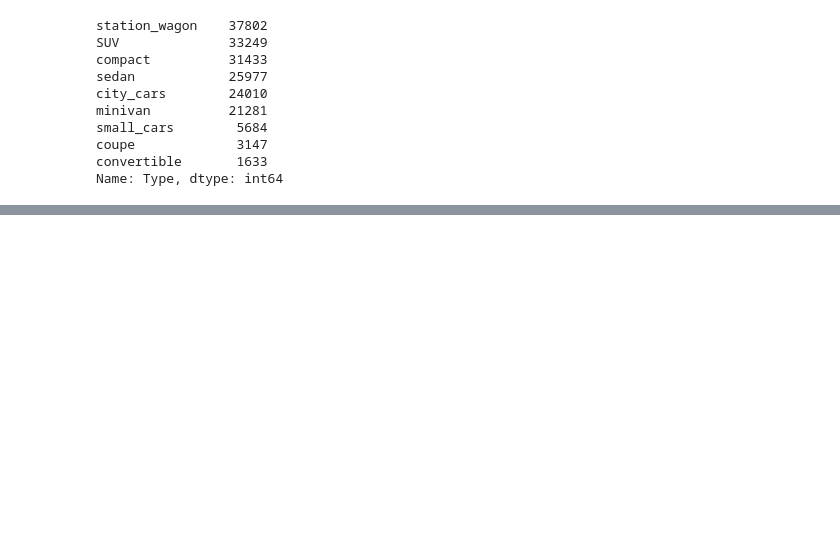
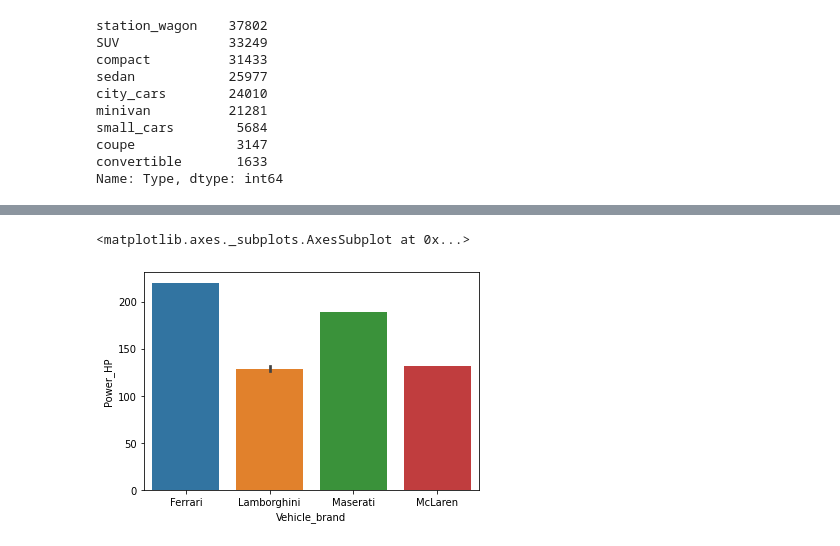
Before and after one commit to marawan1805/DataEngineering, a Jupyter notebook: Milestone1.ipynb, the cells around one changed output, grey strips where cells are left out. Cells and saved outputs as stored; diff of their text form; code cells hidden in the pictures; blank space fills up the shorter version.

```diff
--- a/Milestone1.ipynb
+++ b/Milestone1.ipynb
@@ -318,0 +341,8 @@ fig.show()
+# %%
+# Here iam trying to explore which one of these supercars has the largest Horsepower , and the results show that the ' Ferrari ' has the highest horse-power of all supercars
+
+Supercarsdf2 = df[(df['Vehicle_brand'] == 'Ferrari') | (df['Vehicle_brand'] == 'Lamborghini') | (df['Vehicle_brand'] == 'Maserati') | (df['Vehicle_brand'] == 'McLaren')]
+sns.barplot(x = 'Vehicle_brand' , y = 'Power_HP' , data = Supercarsdf2 )
+# %% [output]
+<matplotlib.axes._subplots.AxesSubplot at 0x...>
+[figure, added]
```
Also changed, not shown: parts of 9 cells of this notebook.
